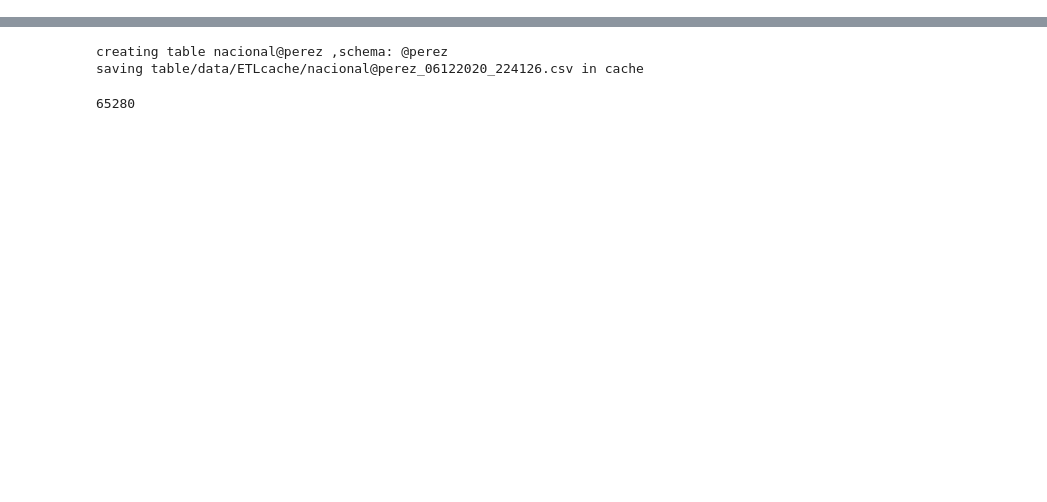
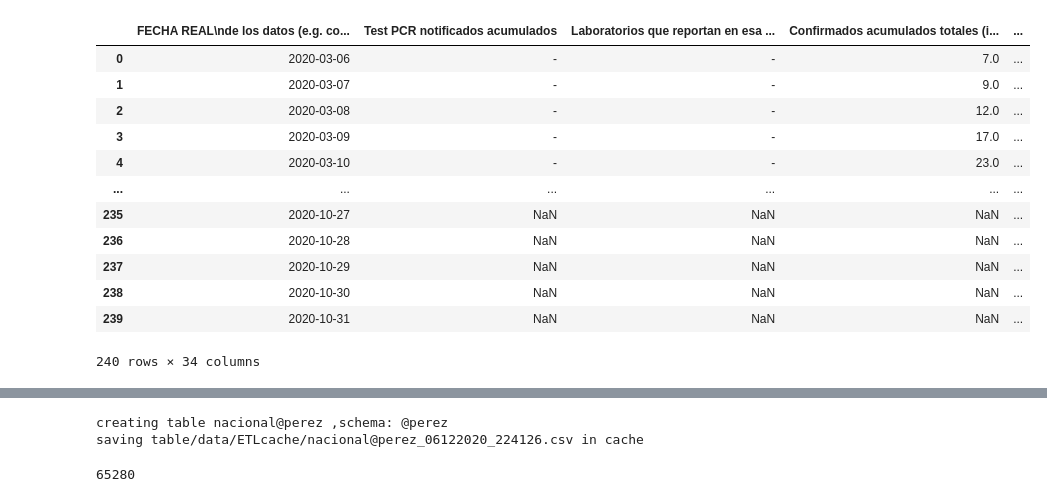
Before and after one commit to panchohumeres/dynamo-covid, a Jupyter notebook: ETL/@perez.ipynb, the cells around one changed output, grey strips where cells are left out. Cells and saved outputs as stored; diff of their text form; code cells hidden in the pictures; blank space fills up the shorter version.

```diff
--- a/ETL/@perez.ipynb
+++ b/ETL/@perez.ipynb
@@ -146,3 +146,22 @@ saving table/data/ETLcache/muertes@perez_06122020_224126.csv in cache
+# %%
+url='https://docs.google.com/spreadsheets/d/1mLx2L8nMaRZu0Sy4lyFniDewl6jDcgnxB_d0lHG-boc/export?gid=828979356&format=csv'
+nacional=pd.read_csv(url,header=[1],encoding='utf-8')
+# %%
+nacional
+# %% [output]
+|  | FECHA REAL\nde los datos (e.g. co... | Test PCR notificados acumulados | Laboratorios que reportan en esa ... | Confirmados acumulados totales (i... | ... |
+| 0 | 2020-03-06 | - | - | 7.0 | ... |
+| 1 | 2020-03-07 | - | - | 9.0 | ... |
+| 2 | 2020-03-08 | - | - | 12.0 | ... |
+| 3 | 2020-03-09 | - | - | 17.0 | ... |
+| 4 | 2020-03-10 | - | - | 23.0 | ... |
+| ... | ... | ... | ... | ... | ... |
+| 235 | 2020-10-27 | NaN | NaN | NaN | ... |
+| 236 | 2020-10-28 | NaN | NaN | NaN | ... |
+| 237 | 2020-10-29 | NaN | NaN | NaN | ... |
+| 238 | 2020-10-30 | NaN | NaN | NaN | ... |
+| 239 | 2020-10-31 | NaN | NaN | NaN | ... |
+240 rows × 34 columns
 # %%
 url='https://docs.google.com/spreadsheets/d/1mLx2L8nMaRZu0Sy4lyFniDewl6jDcgnxB_d0lHG-boc/export?gid=828979356&format=csv'
 nacional=pd.read_csv(url,header=[1],encoding='utf-8')
```
Also changed, not shown: parts of 9 cells of this notebook, 8 other files.
